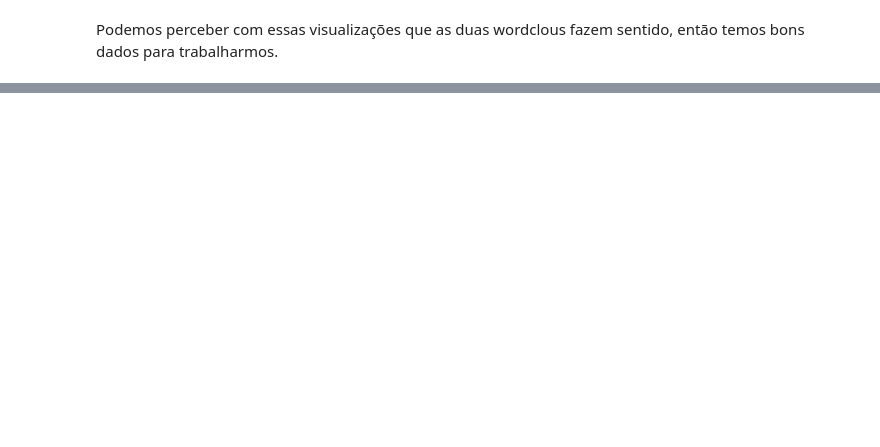
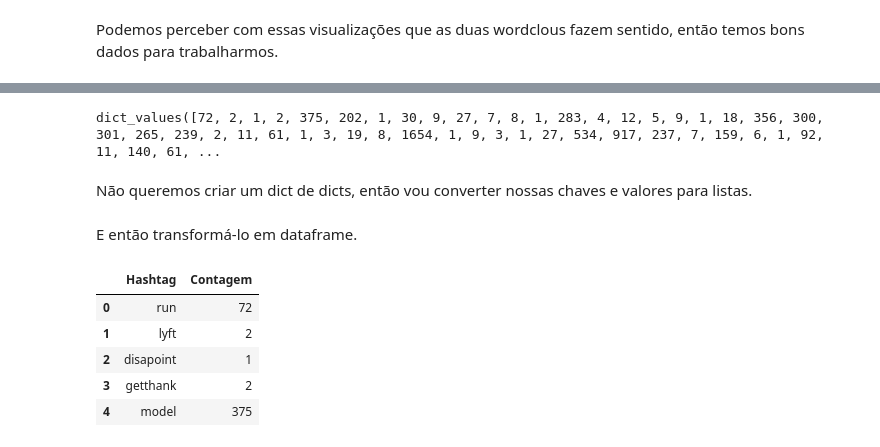
Before and after one commit to cassiasamp/secomp-2019, a Jupyter notebook: notebooks/Análise_Sentimento_tweets.ipynb, the cells around one changed output, grey strips where cells are left out. Cells and saved outputs as stored; diff of their text form; code cells hidden in the pictures; blank space fills up the shorter version.

```diff
--- a/notebooks/Análise_Sentimento_tweets.ipynb
+++ b/notebooks/Análise_Sentimento_tweets.ipynb
@@ -375,0 +453,5 @@ Podemos perceber com essas visualizações que as duas wordclous fazem sentido,
+# %%
+import nltk
+
+frequencia_hts_regulares = nltk.FreqDist(hts_regulares)
+frequencia_hts_regulares
@@ -375,0 +484,6 @@ Podemos perceber com essas visualizações que as duas wordclous fazem sentido,
+# %%
+frequencia_hts_regulares.values()
+# %% [output]
+dict_values([72, 2, 1, 2, 375, 202, 1, 30, 9, 27, 7, 8, 1, 283, 4, 12, 5, 9, 1, 18, 356, 300, 301, 265, 239, 2, 11, 61, 1, 3, 19, 8, 1654, 1, 9, 3, 1, 27, 534, 917, 237, 7, 159, 6, 1, 92, 11, 140, 61, ...
+# %% [markdown]
+Não queremos criar um dict de dicts, então vou converter nossas chaves e valores para listas.
@@ -375,0 +493,2 @@ Podemos perceber com essas visualizações que as duas wordclous fazem sentido,
+# %% [markdown]
+E então transformá-lo em dataframe.
@@ -375,0 +497,9 @@ Podemos perceber com essas visualizações que as duas wordclous fazem sentido,
+# %%
+df_frequencia_hts_regulares.head(5)
+# %% [output]
+|  | Hashtag | Contagem |
+| 0 | run | 72 |
+| 1 | lyft | 2 |
+| 2 | disapoint | 1 |
+| 3 | getthank | 2 |
+| 4 | model | 375 |
```
Also changed, not shown: parts of 77 cells of this notebook, 2 other files.
